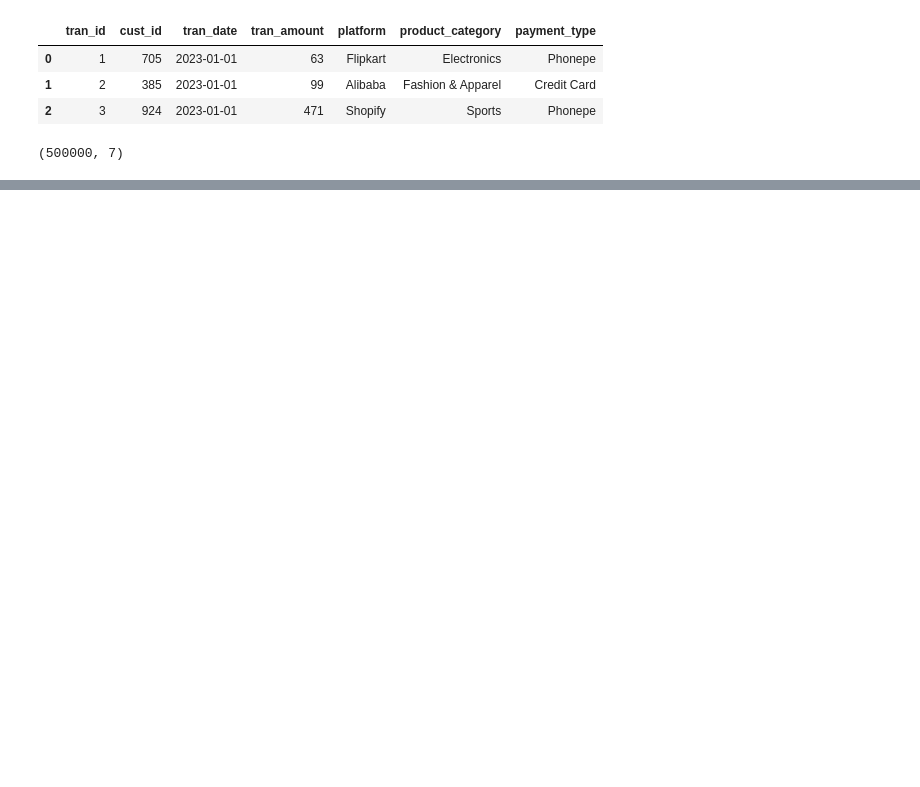
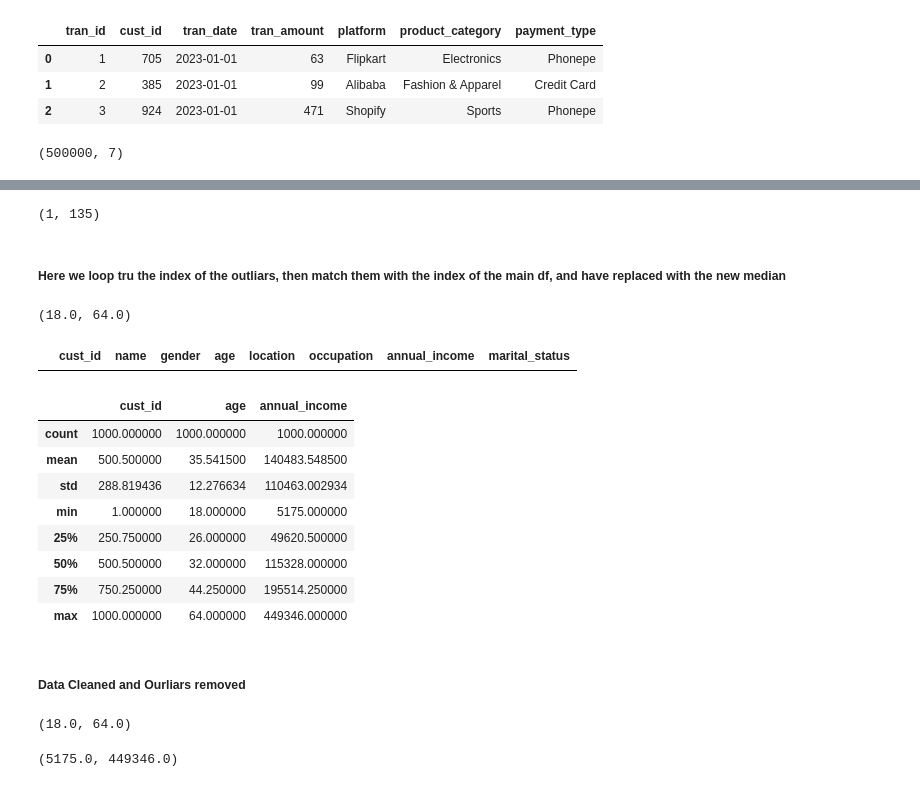
Before and after one commit to jdhova/DummyBank, a Jupyter notebook: DummyBank.ipynb, the cells around one changed output, grey strips where cells are left out. Cells and saved outputs as stored; diff of their text form; code cells hidden in the pictures; blank space fills up the shorter version.

```diff
--- a/DummyBank.ipynb
+++ b/DummyBank.ipynb
@@ -42,0 +222,3 @@ data_transactions.shape
+# %%
+median_age_by_occupation = data_customers.groupby('occupation')['age'].median()
+pd.DataFrame(median_age_by_occupation)
@@ -43,2 +250,41 @@ data_transactions.shape
+# %%
+data_customers2.age.min(),data_customers2.age.max()
+# %% [output]
+(1, 135)
+# %% [markdown]
+##### Here we loop tru the index of the outliars, then match them with the index of the main df, and have replaced with the new median
+# %%
+for index, row in outliarsData1.iterrows():
+  data_customers2.at[index,'age'] = median_age_by_occupation[row['occupation']]
+# %%
+data_customers2.age.min(),data_customers2.age.max()
+# %% [output]
+(18.0, 64.0)
+# %%
+data_customers2[(data_customers2.age<14)|(data_customers2.age>81)]
+# %% [output]
+|  | cust_id | name | gender | age | location | occupation | annual_income | marital_status |
+# %%
+data_customers2.describe()
+# %% [output]
+|  | cust_id | age | annual_income |
+| count | 1000.000000 | 1000.000000 | 1000.000000 |
+| mean | 500.500000 | 35.541500 | 140483.548500 |
+| std | 288.819436 | 12.276634 | 110463.002934 |
+| min | 1.000000 | 18.000000 | 5175.000000 |
+| 25% | 250.750000 | 26.000000 | 49620.500000 |
+| 50% | 500.500000 | 32.000000 | 115328.000000 |
+| 75% | 750.250000 | 44.250000 | 195514.250000 |
+| max | 1000.000000 | 64.000000 | 449346.000000 |
+# %% [markdown]
+##### Data Cleaned and Ourliars removed
+# %%
+data_customers2.age.min(),data_customers2.age.max()
+# %% [output]
+(18.0, 64.0)
+# %%
+data_customers2.annual_income.min(),data_customers2.annual_income.max()
+# %% [output]
+(5175.0, 449346.0)
 # %%
 # engine = create_engine('mysql+pymysql://root:juud@host:3306/e_master_card')
```
Also changed, not shown: parts of 26 cells of this notebook.
